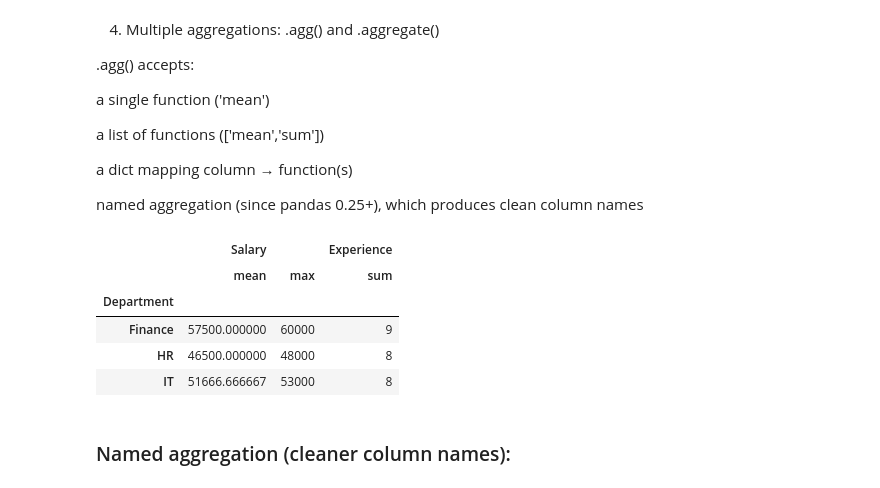
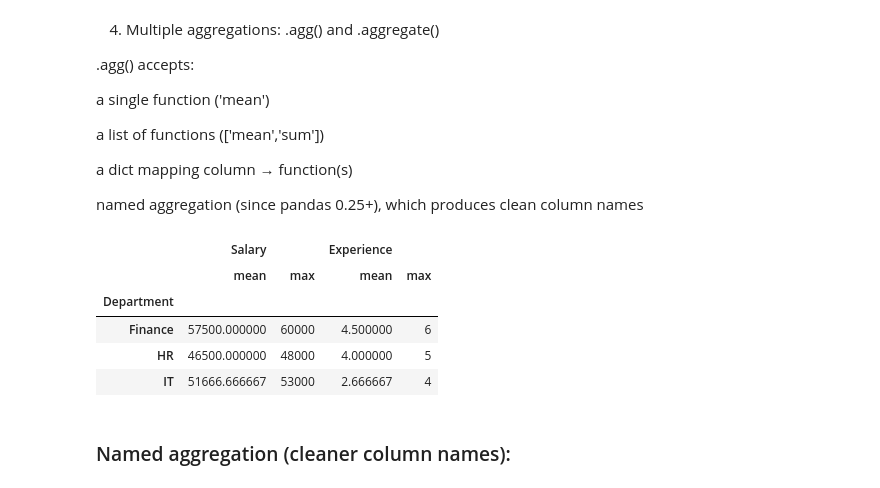
Before and after one commit to MR-pavan-patil/Pavan-Main-datascince, a Jupyter notebook: Pd & np/aggregate.ipynb, the cells around one changed output. Saved outputs shown, nothing was run; the diff lists cells and outputs as text; code cells hidden in the pictures.

```diff
--- a/Pd & np/aggregate.ipynb
+++ b/Pd & np/aggregate.ipynb
@@ -74,16 +74,16 @@ named aggregation (since pandas 0.25+), which produces clean column names
 # %%
 # same agg for multiple numeric columns (exclude non-numeric 'Employee' column)
 df.groupby('Department')[['Salary','Experience']].agg(['mean','max'])
 
 # different aggs per column (apply numeric aggs only to numeric columns)
-df.groupby('Department').agg({'Salary':['mean','max'], 'Experience':'sum'})
+# df.groupby('Department').agg({'Salary':['mean','max'], 'Experience':'sum'})
 # %% [output]
-|  | Salary |  | Experience |
-|  | mean | max | sum |
-| Department |  |  |  |
-| Finance | 57500.000000 | 60000 | 9 |
-| HR | 46500.000000 | 48000 | 8 |
-| IT | 51666.666667 | 53000 | 8 |
+|  | Salary |  | Experience |  |
+|  | mean | max | mean | max |
+| Department |  |  |  |  |
+| Finance | 57500.000000 | 60000 | 4.500000 | 6 |
+| HR | 46500.000000 | 48000 | 4.000000 | 5 |
+| IT | 51666.666667 | 53000 | 2.666667 | 4 |
 # %% [markdown]
 ### Named aggregation (cleaner column names):
 # %%
```
Also changed, not shown: 2 other files.
